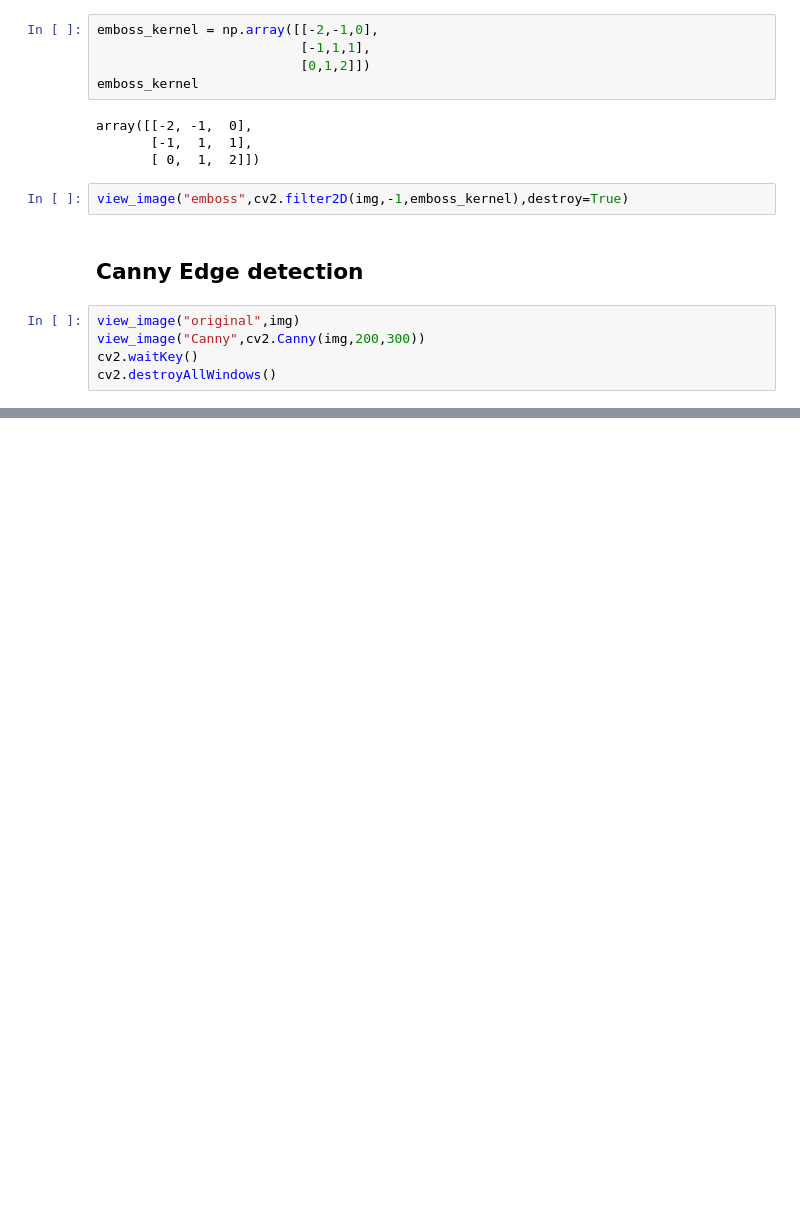
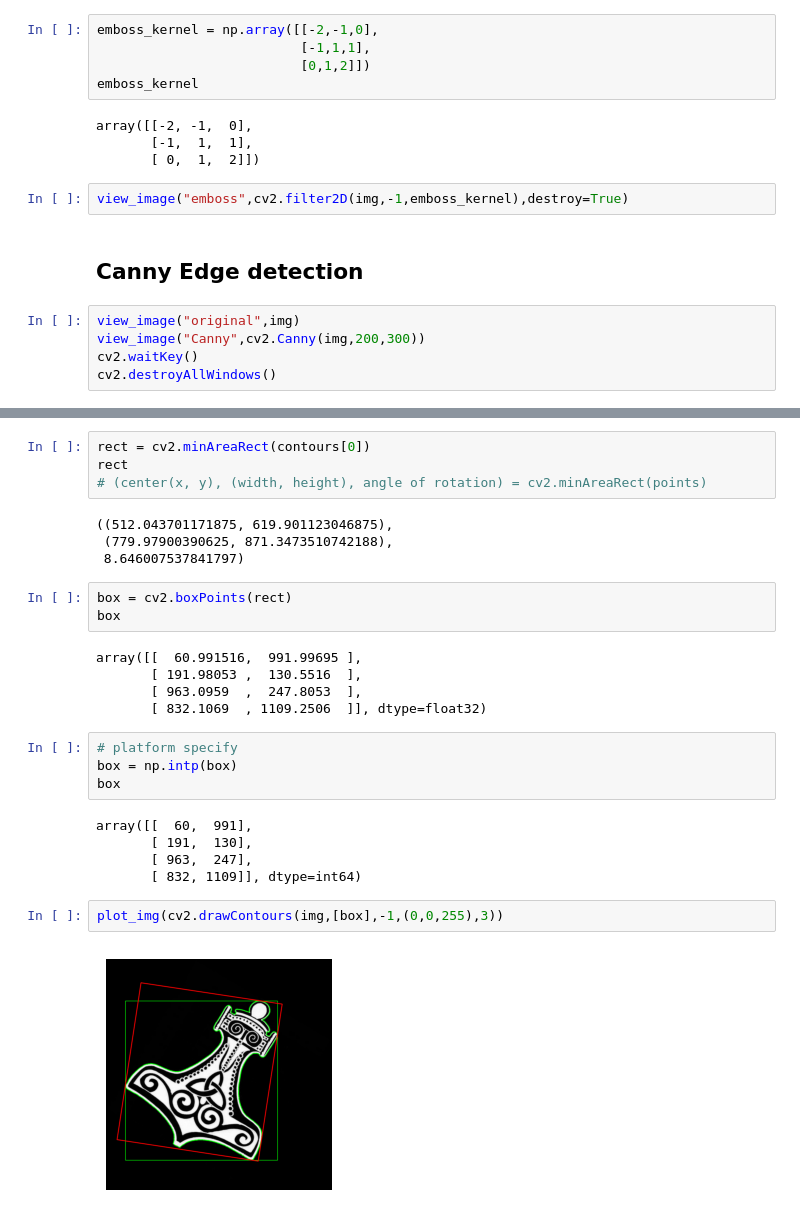
Before and after one commit to Lashi0812/OpenCV, a Jupyter notebook: notebooks/01_processing_image.ipynb, the cells around one changed output, grey strips where cells are left out. Saved outputs shown, nothing was run; the diff lists cells and outputs as text; blank space fills up the shorter version.

```diff
--- a/notebooks/01_processing_image.ipynb
+++ b/notebooks/01_processing_image.ipynb
@@ -180,0 +288,29 @@ cv2.destroyAllWindows()
+# %%
+rect = cv2.minAreaRect(contours[0])
+rect
+# (center(x, y), (width, height), angle of rotation) = cv2.minAreaRect(points)
+# %% [output]
+((512.043701171875, 619.901123046875),
+ (779.97900390625, 871.3473510742188),
+ 8.646007537841797)
+# %%
+box = cv2.boxPoints(rect)
+box
+# %% [output]
+array([[  60.991516,  991.99695 ],
+       [ 191.98053 ,  130.5516  ],
+       [ 963.0959  ,  247.8053  ],
+       [ 832.1069  , 1109.2506  ]], dtype=float32)
+# %%
+# platform specify
+box = np.intp(box)
+box
+# %% [output]
+array([[  60,  991],
+       [ 191,  130],
+       [ 963,  247],
+       [ 832, 1109]], dtype=int64)
+# %%
+plot_img(cv2.drawContours(img,[box],-1,(0,0,255),3))
+# %% [output]
+[figure, added]
```
Also changed, not shown: parts of 22 cells of this notebook.
